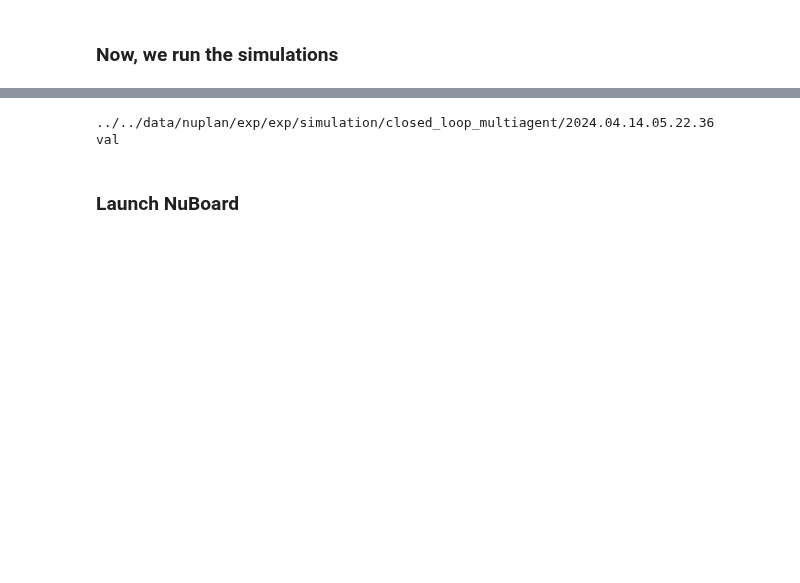
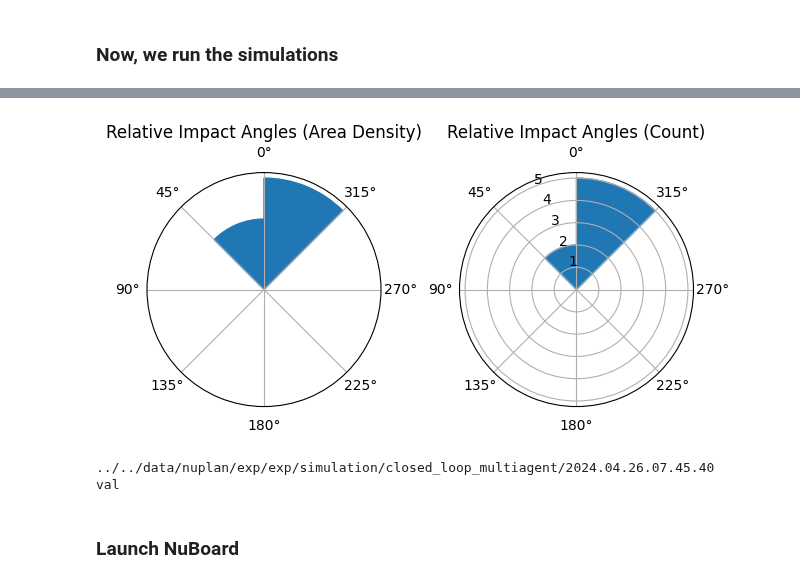
Before and after one commit to HenryDykhne/nuplan-devkit, a Jupyter notebook: experiments/run_npsc_files.ipynb, the cells around one changed output, grey strips where cells are left out. Drawn from its saved outputs; the diff is of its cells as text; code cells hidden in the pictures; blank space fills up the shorter version.

Commit message:
extra impact metrics and occlusion metrics added

```diff
--- a/experiments/run_npsc_files.ipynb
+++ b/experiments/run_npsc_files.ipynb
@@ -79,8 +79,8 @@ simulation_hydra_paths = construct_simulation_hydra_paths(BASE_CONFIG_PATH)
 # %%
 import pickle
 
-experiment_name = "base_bench"
-modification_file_path = "npsc_files/" + experiment_name + ".npsc.pkl"
+EXPERIMENT_NAME = "pdm_closed_pdm_closed_diverge_pure_scen_1400"
+modification_file_path = "npsc_files/" + EXPERIMENT_NAME + ".npsc.pkl"
 with open(modification_file_path, "rb") as output_file:
     mod_list_dict = pickle.load(output_file)
     print(list(mod_list_dict.keys()))
@@ -234,3 +241,65 @@ Number of threads across all nodes: 32
+# %%
+import numpy as np
+import pandas as pd
+import matplotlib.pyplot as plt
+import seaborn as sns
+from vis_utils import circular_hist
+
+%matplotlib inline
+
+# # seq
+# output_folder_occ_s = (
+#     "../../data/nuplan/exp/exp/simulation/closed_loop_multiagent/2024.04.26.07.27.19"
+# )
+# #cross
+# output_folder_occ_c = (
+#     "../../data/nuplan/exp/exp/simulation/closed_loop_multiagent/2024.04.26.07.37.26"
+# )
+# #merge
+# output_folder_occ_m = (
+#   "../../data/nuplan/exp/exp/simulation/closed_loop_multiagent/2024.04.26.07.42.37"
+# )
+# #diverge
+# output_folder_occ_d = (
+#   "../../data/nuplan/exp/exp/simulation/closed_loop_multiagent/2024.04.26.07.45.40"
+# )
+
+file_path = output_folder_occ + "/metrics/" + "no_ego_at_fault_collisions.parquet"
+df = pd.read_parquet(file_path)
+relative_angles_of_impact_df = df[
+    "relative_impact_angle_at_first_ego_collision_with_vehicles_stat_value"
+]
+relative_angles_of_impact = relative_angles_of_impact_df.to_numpy()
+
+# fig, ax = plt.subplots(1, 2)
+# fig.tight_layout()
+figp, axp = plt.subplots(1, 2, subplot_kw=dict(projection="polar"))
+figp.tight_layout()
+
+# Visualise by area of bins
+circular_hist(
+    axp[0],
+    relative_angles_of_impact,
+    bins=8,
+    density=True,
+    offset=np.pi / 2,
+    gaps=False,
+)
+
+circular_hist(
+    axp[1],
+    relative_angles_of_impact,
+    bins=8,
+    density=False,
+    offset=np.pi / 2,
+    gaps=False,
+)
+
+
+axp[0].title.set_text("Relative Impact Angles (Area Density)")
+axp[1].title.set_text("Relative Impact Angles (Count)")
+# %% [output]
+[figure, added]
 # %%
 import re
 
@@ -261,7 +330,7 @@ cfg = hydra.compose(
     ],
 )
 # %% [output]
-../../data/nuplan/exp/exp/simulation/closed_loop_multiagent/2024.04.14.05.22.36
+../../data/nuplan/exp/exp/simulation/closed_loop_multiagent/2024.04.26.07.45.40
 val
 # %% [markdown]
 ### Launch NuBoard
```
Also changed, not shown: parts of 4 cells of this notebook, 25 other files.
